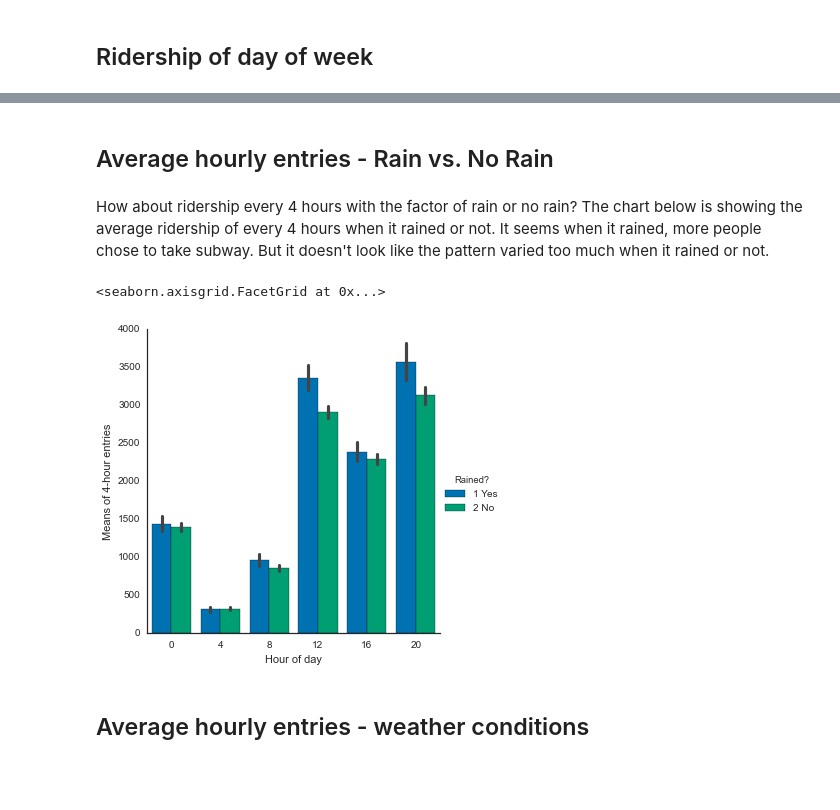
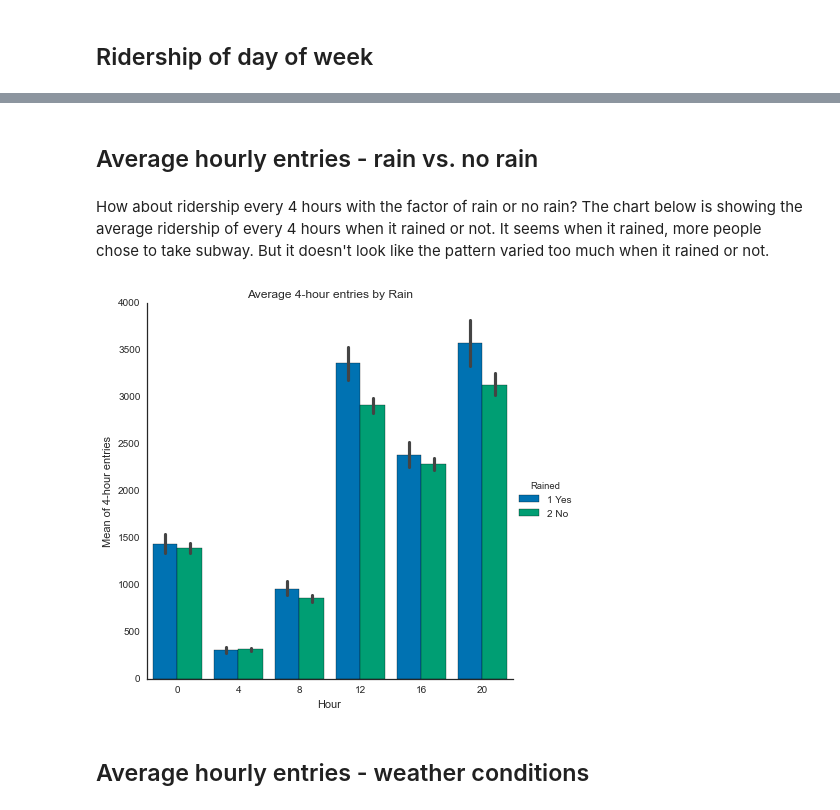
Before and after one commit to meilanou/NYCSubway, a Jupyter notebook: 0. Exploring data.ipynb, the cells around one changed output, grey strips where cells are left out. Drawn from its saved outputs; the diff is of its cells as text; code cells hidden in the pictures; blank space fills up the shorter version.

```diff
--- a/0. Exploring data.ipynb
+++ b/0. Exploring data.ipynb
@@ -137,8 +137,0 @@ Through out May 2011, how was the ridership distributed? From the chart below we
-# %%
-date_group = df.groupby(['DATEn'], as_index=False)['DATEn', 'ENTRIESn_hourly'].aggregate(np.mean)
-ax = sns.barplot(x=date_group['DATEn'], y=date_group['ENTRIESn_hourly'])
-ax.set_xlabel('Date')
-ax.set_ylabel('Mean of 4-hour entries')
-ax.set_title('Average 4-hour entries of each date')
-ax.set_xticks([1,8,15,22,29])
-ax.set_xticklabels(['05-02-11', '05-09-11', '05-16-11', '05-23-11', '05-30-11'], rotation=35, ha='right')
@@ -156,7 +164,0 @@ Let me group the ridership by week of day to see if it followed the same pattern
-# %%
-day_week_group = df.groupby(['day_week'])[['day_week', 'ENTRIESn_hourly']].aggregate(np.mean)
-ax = sns.barplot(x=day_week_group['day_week'], y=day_week_group['ENTRIESn_hourly'])
-ax.set_xlabel('Day of week')
-ax.set_ylabel('Mean of 4-hour entries')
-ax.set_title('Average 4-hour entries of day of week')
-ax.set_xticklabels(['Sunday', 'Monday', 'Tuesday', 'Wednesday', 'Thursday', 'Friday', 'Saturday'], rotation=35)
@@ -172,17 +171,25 @@ ax.set_xticklabels(['Sunday', 'Monday', 'Tuesday', 'Wednesday', 'Thursday', 'Fri
 # %% [markdown]
-## Average hourly entries - Rain vs. No Rain
+## Average hourly entries - rain vs. no rain
 # %% [markdown]
 How about ridership every 4 hours with the factor of rain or no rain? The chart below is showing the average ridership of every 4 hours when it rained or not. It seems when it rained, more people chose to take subway. But it doesn't look like the pattern varied too much when it rained or not.
+# %%
+'''
+plot the average entries of every 4-hour for 2 selected factors
+'''
+def plot_4_hour_average_entries_2bars(data, x, y, series, factor, kind):
+    #f, ax = plt.subplots()
+    g = sns.factorplot(x, y, series, data=data, kind=kind, size=6)
+    g.set_axis_labels('Hour', 'Mean of 4-hour entries')
+    titles = ['Average 4-hour entries by {}'.format(factor)]
+    for ax, title in zip(g.axes.flat, titles):
+        ax.set_title(title)
+        ax.set_ylim(bottom=0)
 # %%
 hour_rain_group = df[['hour', 'ENTRIESn_hourly', 'rain']]
-hour_rain_group['Rained?'] = np.where(hour_rain_group['rain'] == 1, '1 Yes', '2 No')
-fg = sns.factorplot('hour', 'ENTRIESn_hourly', 'Rained?', data=hour_rain_group, kind='bar')
-fg.set_xlabels('Hour of day')
-fg.set_ylabels('Means of 4-hour entries')
-fg.set_titles('Average 4-hour entries of every 4 hours, rained or not')
+hour_rain_group['Rained'] = np.where(hour_rain_group['rain'] == 1, '1 Yes', '2 No')
+plot_4_hour_average_entries_2bars(hour_rain_group, 'hour', 'ENTRIESn_hourly', 'Rained', 'Rain', 'bar')
 # %% [output]
-<seaborn.axisgrid.FacetGrid at 0x...>
-[figure, old version]
+[figure, new version]
 # %% [markdown]
 ## Average hourly entries - weather conditions
 # %% [markdown]
```
Also changed, not shown: parts of 21 cells of this notebook.
